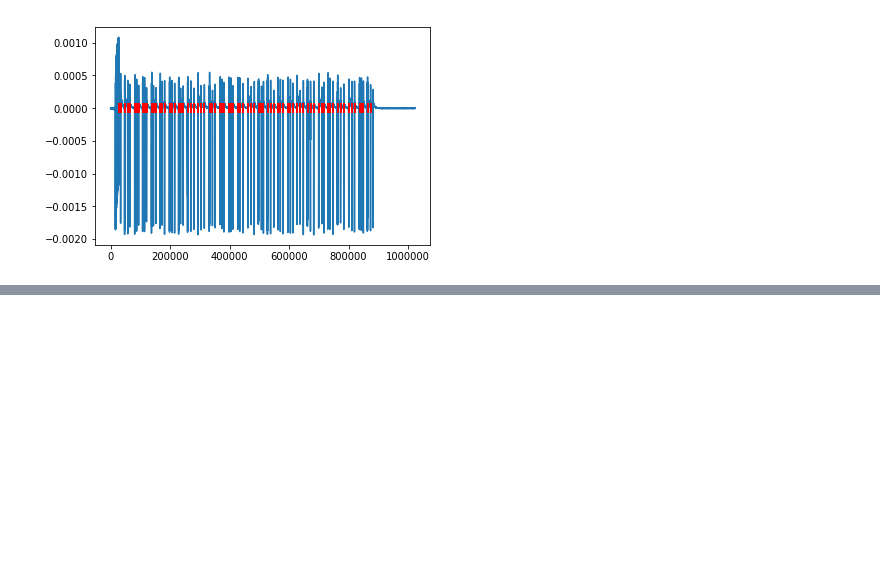
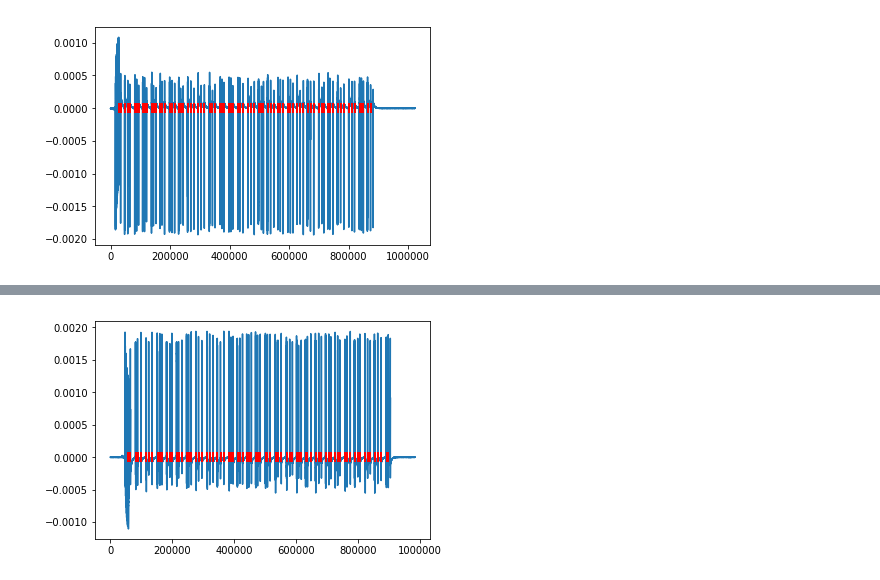
Before and after one commit to DiogoSantosPata/normaliser, a Jupyter notebook: V2_organize_data_all_subjs.ipynb, the cells around one changed output, grey strips where cells are left out. Saved outputs shown, nothing was run; the diff lists cells and outputs as text; code cells hidden in the pictures; blank space fills up the shorter version.

```diff
--- a/V2_organize_data_all_subjs.ipynb
+++ b/V2_organize_data_all_subjs.ipynb
@@ -729,0 +749,76 @@ array([[  7292,      0,      0],
+# %%
+ii = 10
+
+filename = edf_struct[ii]['filename']
+raw = mne.io.read_raw_edf(filename, preload=False)
+
+
+raw_data = raw.get_data(picks=[edf_struct[ii]['ttl']], start=edf_struct[ii]['start'] , stop=edf_struct[ii]['end'])
+raw_data = raw_data[0]
+raw_data = mne.filter.notch_filter(raw_data, raw.info['sfreq'], [50,100,150,200], notch_widths=2)
+
+
+
+idx_ttl = np.where( stats.zscore(np.abs(np.diff(raw_data))) > 5 )[0]
+idx_ttl_2 = np.where(np.diff(idx_ttl)>1000)[0]
+final_idx = np.copy(idx_ttl[idx_ttl_2])
+
+plt.plot( raw_data )
+plt.plot(   final_idx, np.ones(final_idx.size)*np.mean(raw_data)   , 'r|', markeredgewidth=2, markersize=10)
+
+
+experiment_log_file = '/Users/diogo/Documents/PHD/SPECS/HOSPITAL_STUDIES/theta_normalizer_changes_speed_within_trial/data/MariaDelMar_session_2_normalizerChangeSpeed_21052016.txt'
+experiment_log = []
+with open(experiment_log_file, 'r') as handle:
+    for line in handle:
+        experiment_log.append(line)
+
+
+stamps = []
+for line in experiment_log[1:-1]:
+    if line[0] == 'T': density = float(line.split(' ')[3])
+    if line[:2] == ' C':
+        speed = float(line.split(' ')[4]    )
+        stamps.append( [speed, density]  )
+stamps = np.asanyarray(stamps)
+
+stamps[:,0][stamps[:,0]==0.8] = 0
+stamps[:,0][stamps[:,0]==1.0] = 1
+stamps[:,0][stamps[:,0]==1.3] = 2
+
+stamps[:,1][stamps[:,1]==50] = 0
+stamps[:,1][stamps[:,1]==100] = 1
+stamps[:,1][stamps[:,1]==150] = 2
+
+
+stamps = stamps.astype(int)
+
+stamps = stamps[1:-1]
+
+this_session_markers = np.hstack([ np.expand_dims(final_idx, axis=1), stamps  ])
+
+
+crop_tmin = edf_struct[ii]['start'] / raw.info['sfreq']
+crop_tmax = edf_struct[ii]['end'] / raw.info['sfreq']
+raw = raw.crop(tmin=crop_tmin, tmax=crop_tmax)
+
+save_file_name = 'data_all/sub_'+str(edf_struct[ii]['subject'])+'_session_'+str(edf_struct[ii]['session'])+'_raw.fif'
+raw.save(save_file_name)
+
+
+tmp_hpc_channels_idx = []
+tmp_hpc_channels_name = []
+for cc in range(len(raw.info['ch_names'])):
+    if raw.info['ch_names'][cc] in ["C1","C2","B1","B2","C'1","C'2","B'1","B'2"]:
+        tmp_hpc_channels_idx.append(cc)
+        tmp_hpc_channels_name.append(raw.info['ch_names'][cc])
+
+
+study_info[ii] = {}
+study_info[ii]['subject'] = edf_struct[ii]['subject']
+study_info[ii]['session'] = edf_struct[ii]['session']
+study_info[ii]['save_file_name'] = save_file_name
+study_info[ii]['tmp_hpc_channels_idx'] = tmp_hpc_channels_idx
+study_info[ii]['tmp_hpc_channels_name'] = tmp_hpc_channels_name
+study_info[ii]['trial_markers'] = this_session_markers
+# %% [output]
@@ -729,0 +833 @@ array([[  7292,      0,      0],
+[figure, added]
```
Also changed, not shown: parts of 8 cells of this notebook.
